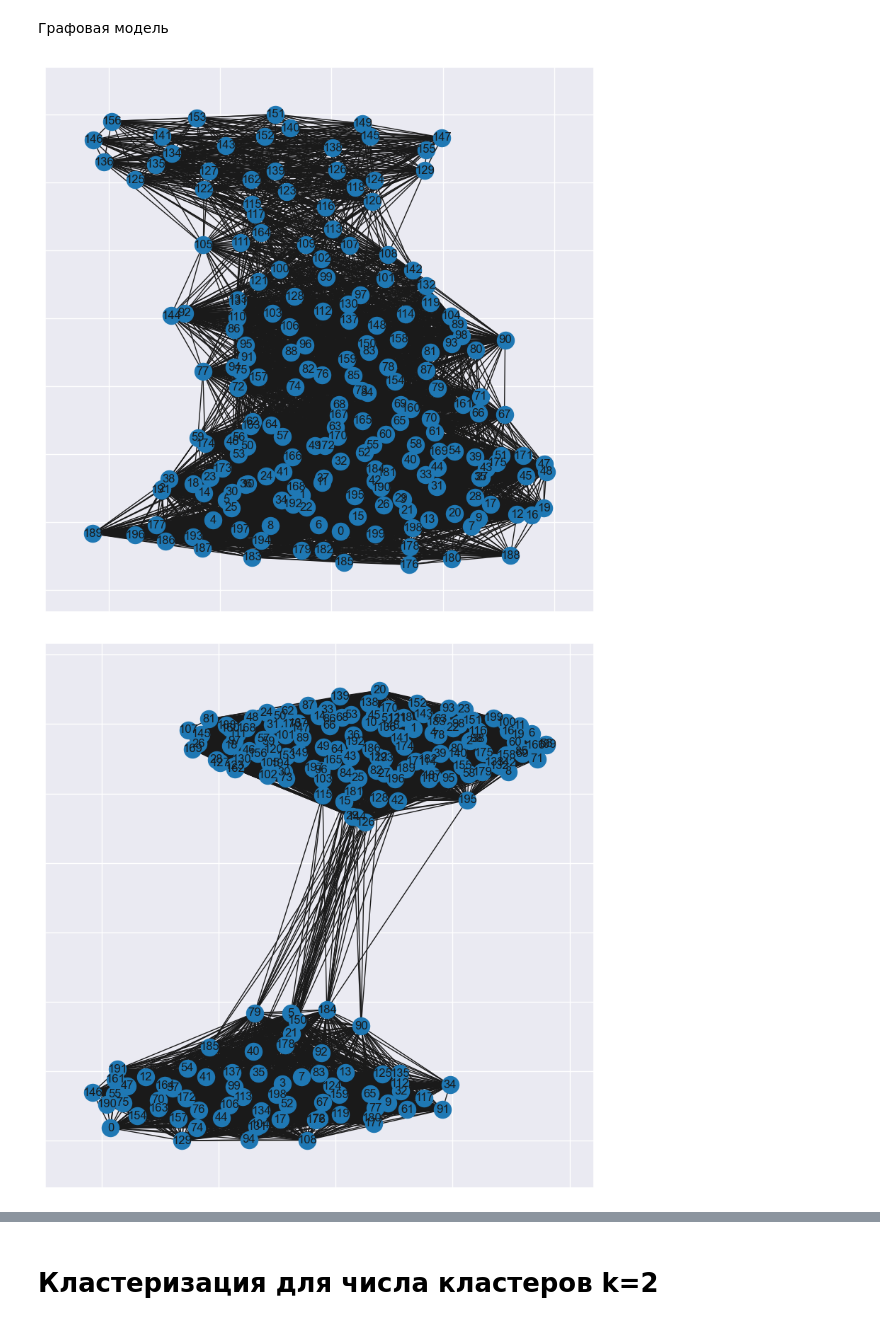
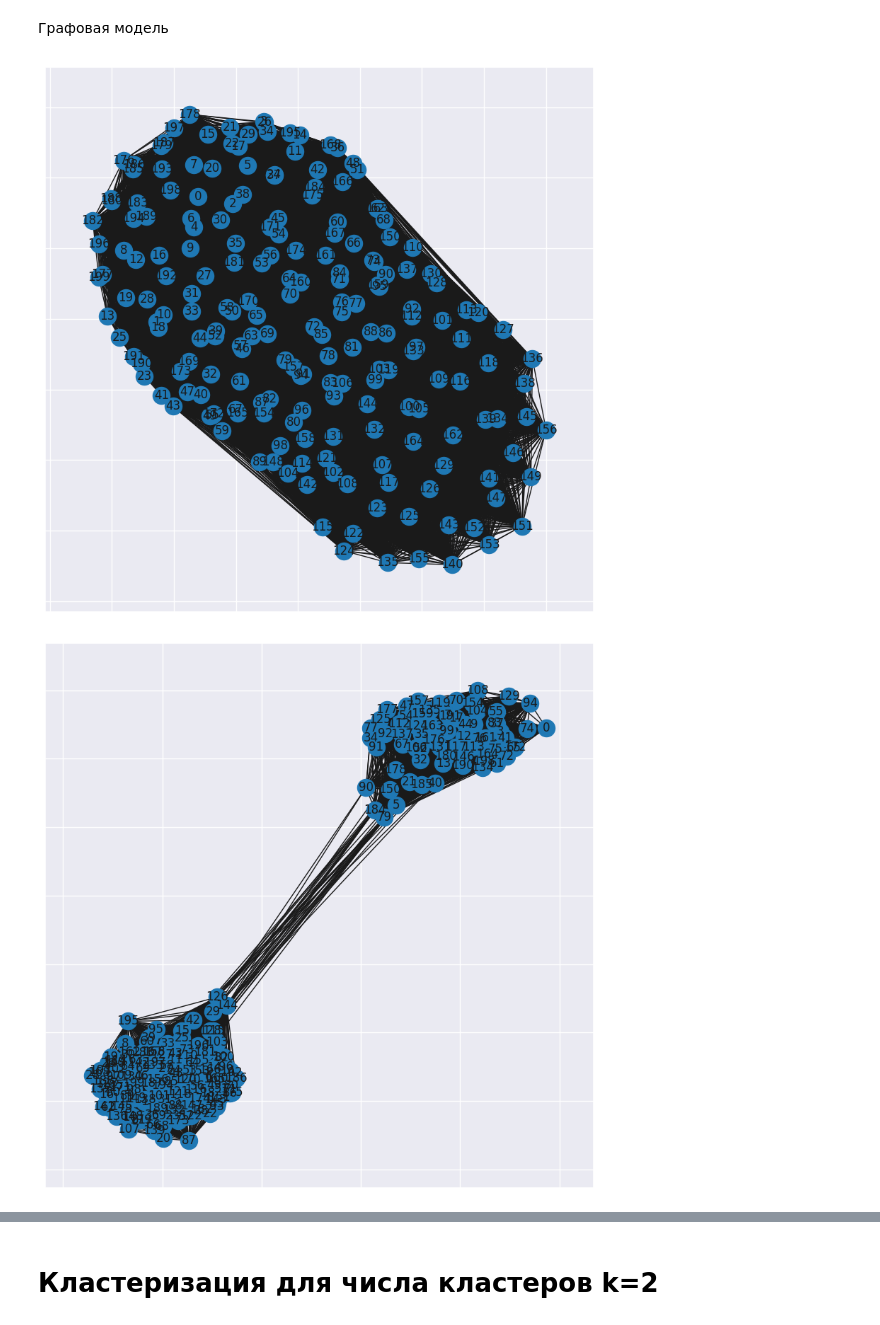
Before and after one commit to Vladislav-Kanev/Clustering_lab2, a Jupyter notebook: report.ipynb, the cells around one changed output, grey strips where cells are left out. Cells and saved outputs as stored; diff of their text form; code cells hidden in the pictures.

Commit message:
modified graphs visualisations

```diff
--- a/report.ipynb
+++ b/report.ipynb
@@ -160,15 +170,15 @@ similarity_cosine_x
 # %% [markdown]
 Графовая модель
 # %%
-cosine_graph_x = similarity_matrix_to_graph(similarity_cosine_x, threshold=0.9)
+cosine_graph_x = similarity_matrix_to_graph(similarity_cosine_x, threshold=0)
 plot_graph(cosine_graph_x)
 # %% [output]
-[figure, old version]
+[figure, new version]
 # %%
-similarity_cosine_y_graph = similarity_matrix_to_graph(similarity_cosine_y, threshold=0.9)
+similarity_cosine_y_graph = similarity_matrix_to_graph(similarity_cosine_y, threshold=0.99)
 plot_graph(similarity_cosine_y_graph)
 # %% [output]
-[figure, old version]
+[figure, new version]
 # %%
 similarity_euclidean_x_graph = similarity_matrix_to_graph(similarity_euclidean_x, threshold=0.5)
 plot_graph(similarity_euclidean_x_graph)
```
Also changed, not shown: parts of 7 cells of this notebook, 1 other file.
